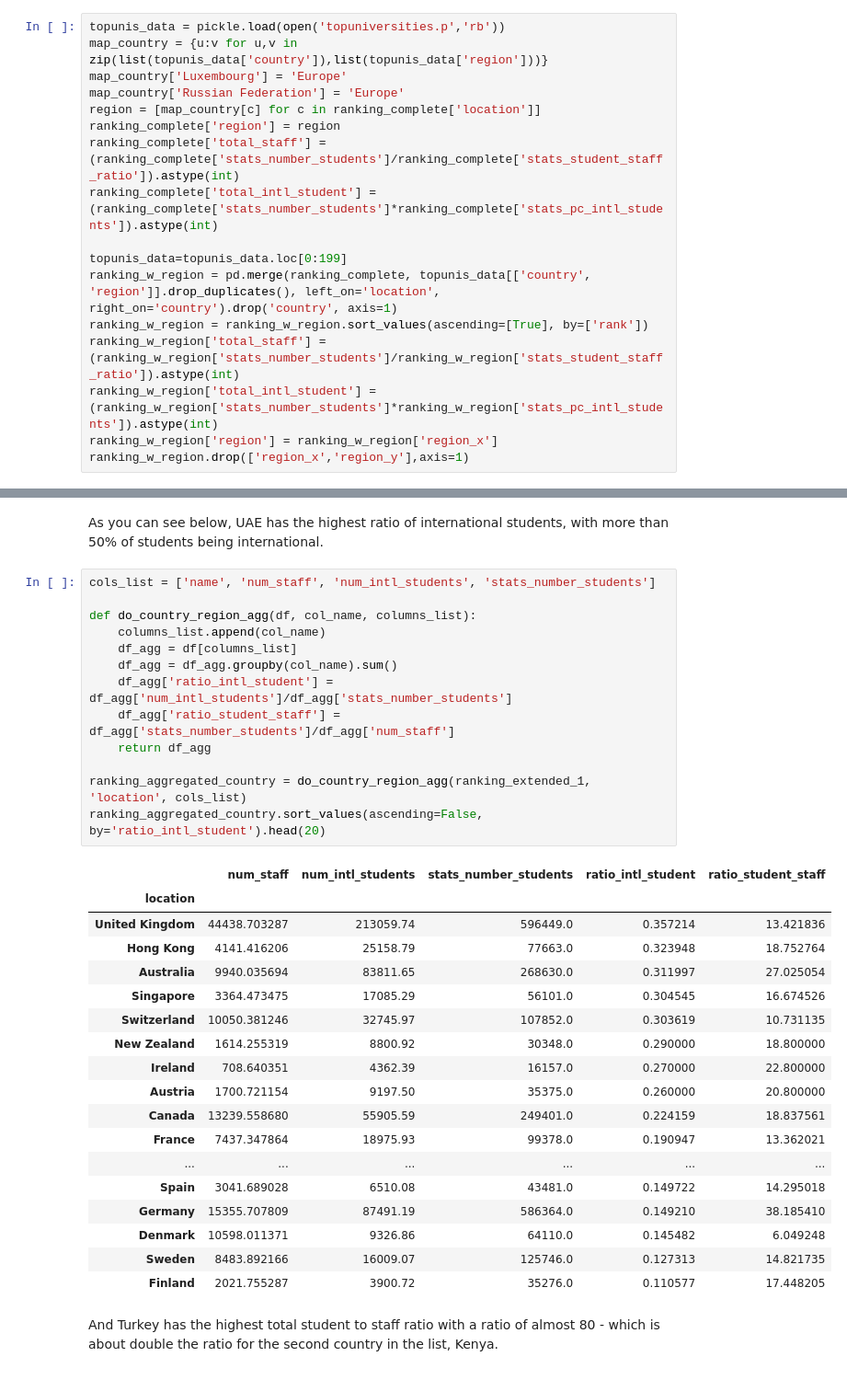
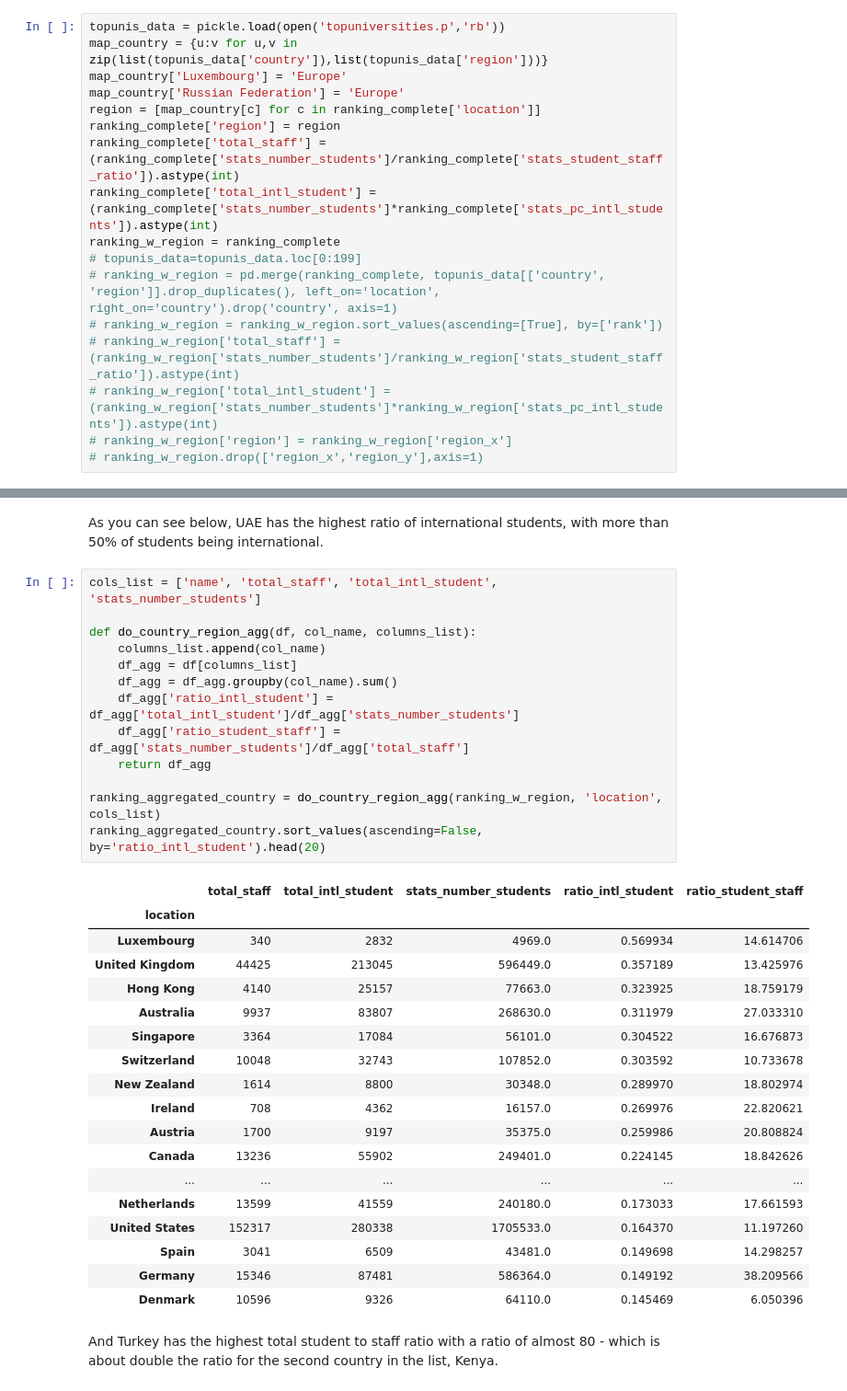
Before and after one commit to odorgergo/ada-rag, a Jupyter notebook: HW2/THE_Data.ipynb, the cells around one changed output, grey strips where cells are left out. Shown at 92% size. Cells and saved outputs as stored; diff of their text form.

```diff
--- a/HW2/THE_Data.ipynb
+++ b/HW2/THE_Data.ipynb
@@ -113,14 +110,14 @@ region = [map_country[c] for c in ranking_complete['location']]
 ranking_complete['region'] = region
 ranking_complete['total_staff'] = (ranking_complete['stats_number_students']/ranking_complete['stats_student_staff_ratio']).astype(int)
 ranking_complete['total_intl_student'] = (ranking_complete['stats_number_students']*ranking_complete['stats_pc_intl_students']).astype(int)
-
-topunis_data=topunis_data.loc[0:199]
-ranking_w_region = pd.merge(ranking_complete, topunis_data[['country', 'region']].drop_duplicates(), left_on='location', right_on='country').drop('country', axis=1)
-ranking_w_region = ranking_w_region.sort_values(ascending=[True], by=['rank'])
-ranking_w_region['total_staff'] = (ranking_w_region['stats_number_students']/ranking_w_region['stats_student_staff_ratio']).astype(int)
-ranking_w_region['total_intl_student'] = (ranking_w_region['stats_number_students']*ranking_w_region['stats_pc_intl_students']).astype(int)
-ranking_w_region['region'] = ranking_w_region['region_x']
-ranking_w_region.drop(['region_x','region_y'],axis=1)
+ranking_w_region = ranking_complete
+# topunis_data=topunis_data.loc[0:199]
+# ranking_w_region = pd.merge(ranking_complete, topunis_data[['country', 'region']].drop_duplicates(), left_on='location', right_on='country').drop('country', axis=1)
+# ranking_w_region = ranking_w_region.sort_values(ascending=[True], by=['rank'])
+# ranking_w_region['total_staff'] = (ranking_w_region['stats_number_students']/ranking_w_region['stats_student_staff_ratio']).astype(int)
+# ranking_w_region['total_intl_student'] = (ranking_w_region['stats_number_students']*ranking_w_region['stats_pc_intl_students']).astype(int)
+# ranking_w_region['region'] = ranking_w_region['region_x']
+# ranking_w_region.drop(['region_x','region_y'],axis=1)
 # %% [output]
 A value is trying to be set on a copy of a slice from a DataFrame.
 Try using .loc[row_indexer,col_indexer] = value instead
@@ -238,37 +215,37 @@ ranking_extended_1['num_staff'] = ranking_extended_1['stats_number_students']/ra
 # %% [markdown]
 As you can see below, UAE has the highest ratio of international students, with more than 50% of students being international.
 # %%
-cols_list = ['name', 'num_staff', 'num_intl_students', 'stats_number_students']
+cols_list = ['name', 'total_staff', 'total_intl_student', 'stats_number_students']
 
 def do_country_region_agg(df, col_name, columns_list):
     columns_list.append(col_name)
     df_agg = df[columns_list]
     df_agg = df_agg.groupby(col_name).sum()
-    df_agg['ratio_intl_student'] = df_agg['num_intl_students']/df_agg['stats_number_students']
-    df_agg['ratio_student_staff'] = df_agg['stats_number_students']/df_agg['num_staff']
+    df_agg['ratio_intl_student'] = df_agg['total_intl_student']/df_agg['stats_number_students']
+    df_agg['ratio_student_staff'] = df_agg['stats_number_students']/df_agg['total_staff']
     return df_agg
 
-ranking_aggregated_country = do_country_region_agg(ranking_extended_1, 'location', cols_list)
+ranking_aggregated_country = do_country_region_agg(ranking_w_region, 'location', cols_list)
 ranking_aggregated_country.sort_values(ascending=False, by='ratio_intl_student').head(20)
 # %% [output]
-|  | num_staff | num_intl_students | stats_number_students | ratio_intl_student | ratio_student_staff |
+|  | total_staff | total_intl_student | stats_number_students | ratio_intl_student | ratio_student_staff |
 | location |  |  |  |  |  |
-| United Kingdom | 44438.703287 | 213059.74 | 596449.0 | 0.357214 | 13.421836 |
-| Hong Kong | 4141.416206 | 25158.79 | 77663.0 | 0.323948 | 18.752764 |
-| Australia | 9940.035694 | 83811.65 | 268630.0 | 0.311997 | 27.025054 |
-| Singapore | 3364.473475 | 17085.29 | 56101.0 | 0.304545 | 16.674526 |
-| Switzerland | 10050.381246 | 32745.97 | 107852.0 | 0.303619 | 10.731135 |
-| New Zealand | 1614.255319 | 8800.92 | 30348.0 | 0.290000 | 18.800000 |
-| Ireland | 708.640351 | 4362.39 | 16157.0 | 0.270000 | 22.800000 |
-| Austria | 1700.721154 | 9197.50 | 35375.0 | 0.260000 | 20.800000 |
-| Canada | 13239.558680 | 55905.59 | 249401.0 | 0.224159 | 18.837561 |
-| France | 7437.347864 | 18975.93 | 99378.0 | 0.190947 | 13.362021 |
+| Luxembourg | 340 | 2832 | 4969.0 | 0.569934 | 14.614706 |
+| United Kingdom | 44425 | 213045 | 596449.0 | 0.357189 | 13.425976 |
+| Hong Kong | 4140 | 25157 | 77663.0 | 0.323925 | 18.759179 |
+| Australia | 9937 | 83807 | 268630.0 | 0.311979 | 27.033310 |
+| Singapore | 3364 | 17084 | 56101.0 | 0.304522 | 16.676873 |
+| Switzerland | 10048 | 32743 | 107852.0 | 0.303592 | 10.733678 |
+| New Zealand | 1614 | 8800 | 30348.0 | 0.289970 | 18.802974 |
+| Ireland | 708 | 4362 | 16157.0 | 0.269976 | 22.820621 |
+| Austria | 1700 | 9197 | 35375.0 | 0.259986 | 20.808824 |
+| Canada | 13236 | 55902 | 249401.0 | 0.224145 | 18.842626 |
 | ... | ... | ... | ... | ... | ... |
-| Spain | 3041.689028 | 6510.08 | 43481.0 | 0.149722 | 14.295018 |
-| Germany | 15355.707809 | 87491.19 | 586364.0 | 0.149210 | 38.185410 |
-| Denmark | 10598.011371 | 9326.86 | 64110.0 | 0.145482 | 6.049248 |
-| Sweden | 8483.892166 | 16009.07 | 125746.0 | 0.127313 | 14.821735 |
-| Finland | 2021.755287 | 3900.72 | 35276.0 | 0.110577 | 17.448205 |
+| Netherlands | 13599 | 41559 | 240180.0 | 0.173033 | 17.661593 |
+| United States | 152317 | 280338 | 1705533.0 | 0.164370 | 11.197260 |
+| Spain | 3041 | 6509 | 43481.0 | 0.149698 | 14.298257 |
+| Germany | 15346 | 87481 | 586364.0 | 0.149192 | 38.209566 |
+| Denmark | 10596 | 9326 | 64110.0 | 0.145469 | 6.050396 |
 # %% [markdown]
 And Turkey has the highest total student to staff ratio with a ratio of almost 80 - which is about double the ratio for the second country in the list, Kenya.
 # %%
```
Also changed, not shown: parts of 17 cells of this notebook.
